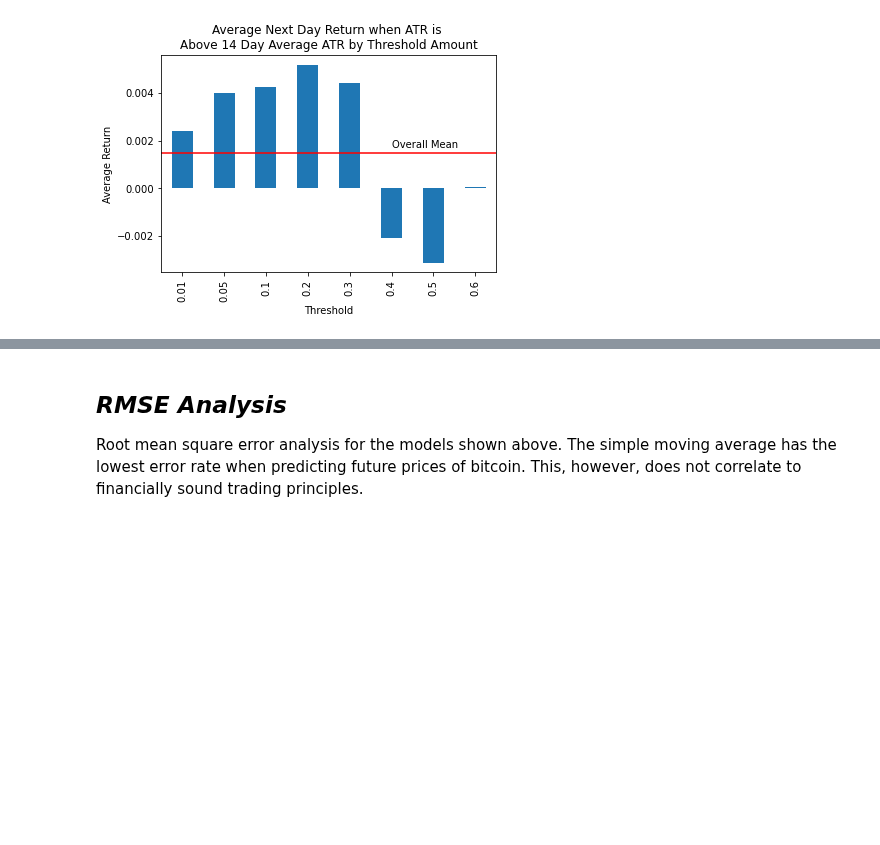
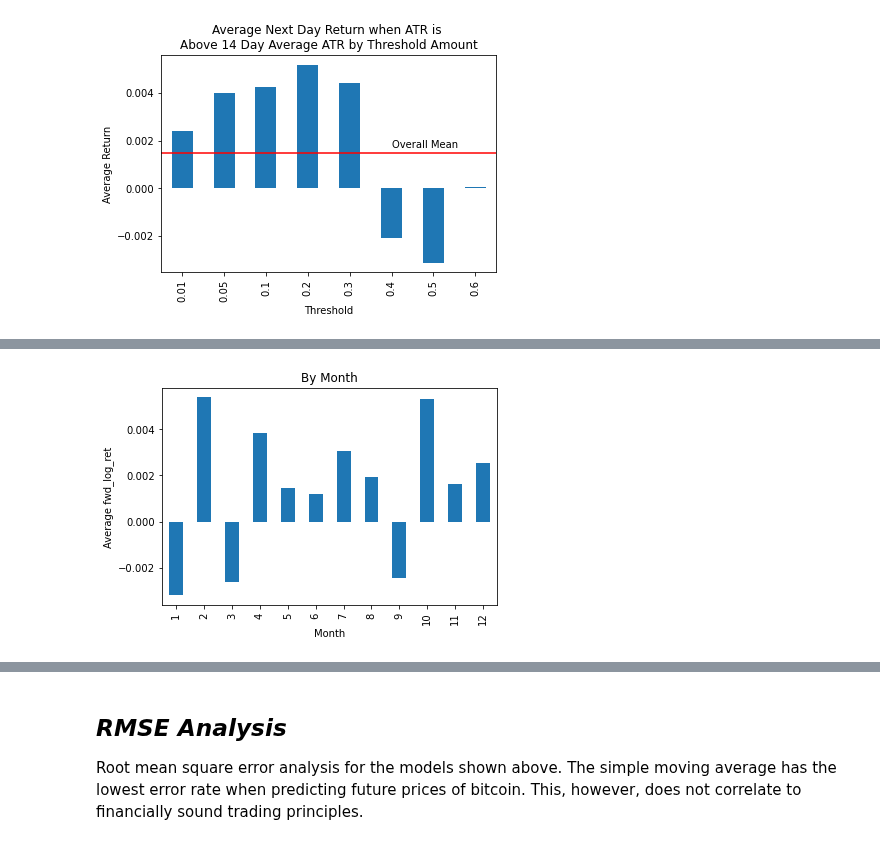
Before and after one commit to FinancialForecasters/financial_forecaster, a Jupyter notebook: ff_final_notebook.ipynb, the cells around one changed output, grey strips where cells are left out. Drawn from its saved outputs; the diff is of its cells as text; code cells hidden in the pictures; blank space fills up the shorter version.

```diff
--- a/ff_final_notebook.ipynb
+++ b/ff_final_notebook.ipynb
@@ -191,0 +172,12 @@ Takeaway:
+# %%
+# Set our target variable as y
+y = df.fwd_log_ret
+# %%
+# Check for importance by month of year
+by_month = y.groupby(y.index.month).mean().plot.bar()
+plt.title('By Month')
+plt.xlabel('Month')
+plt.ylabel('Average fwd_log_ret')
+plt.show()
+# %% [output]
+[figure, added]
```
Also changed, not shown: parts of 20 cells of this notebook.
